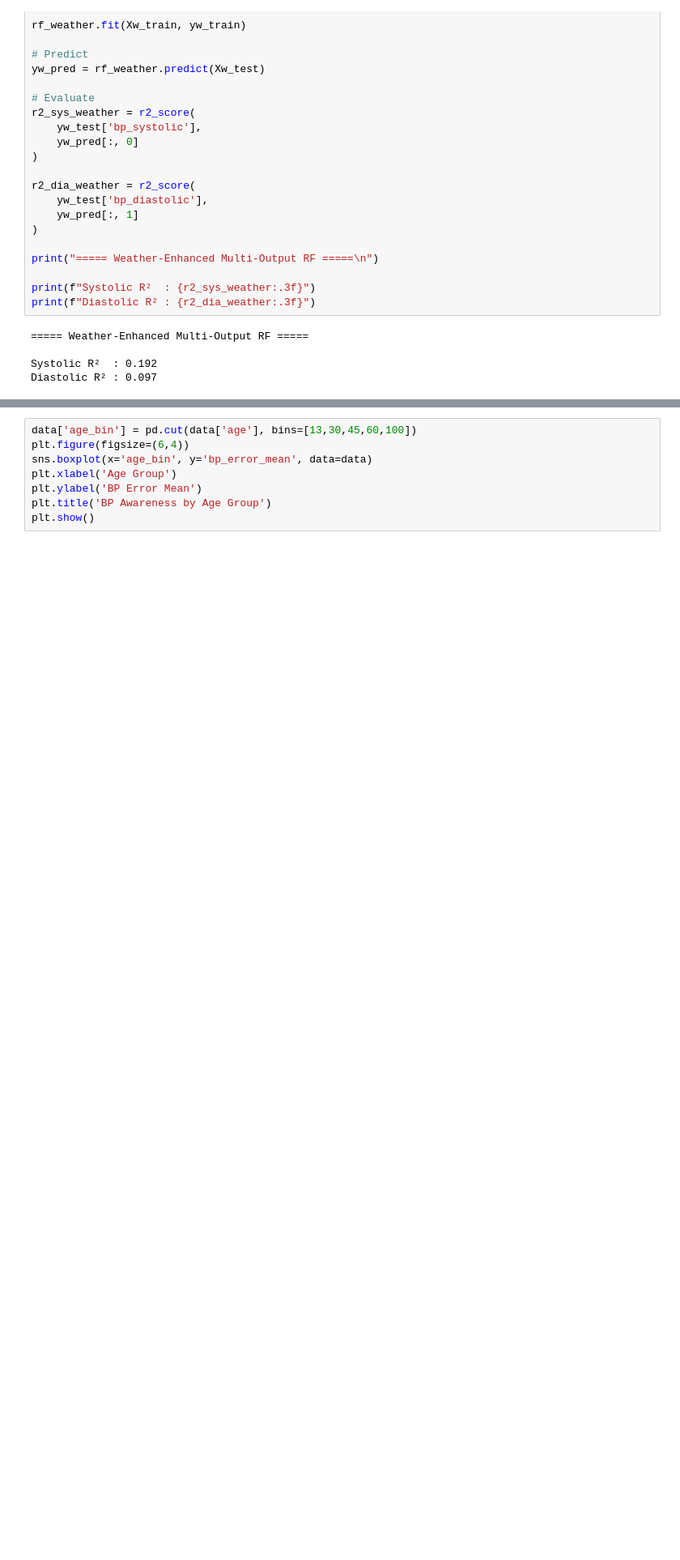
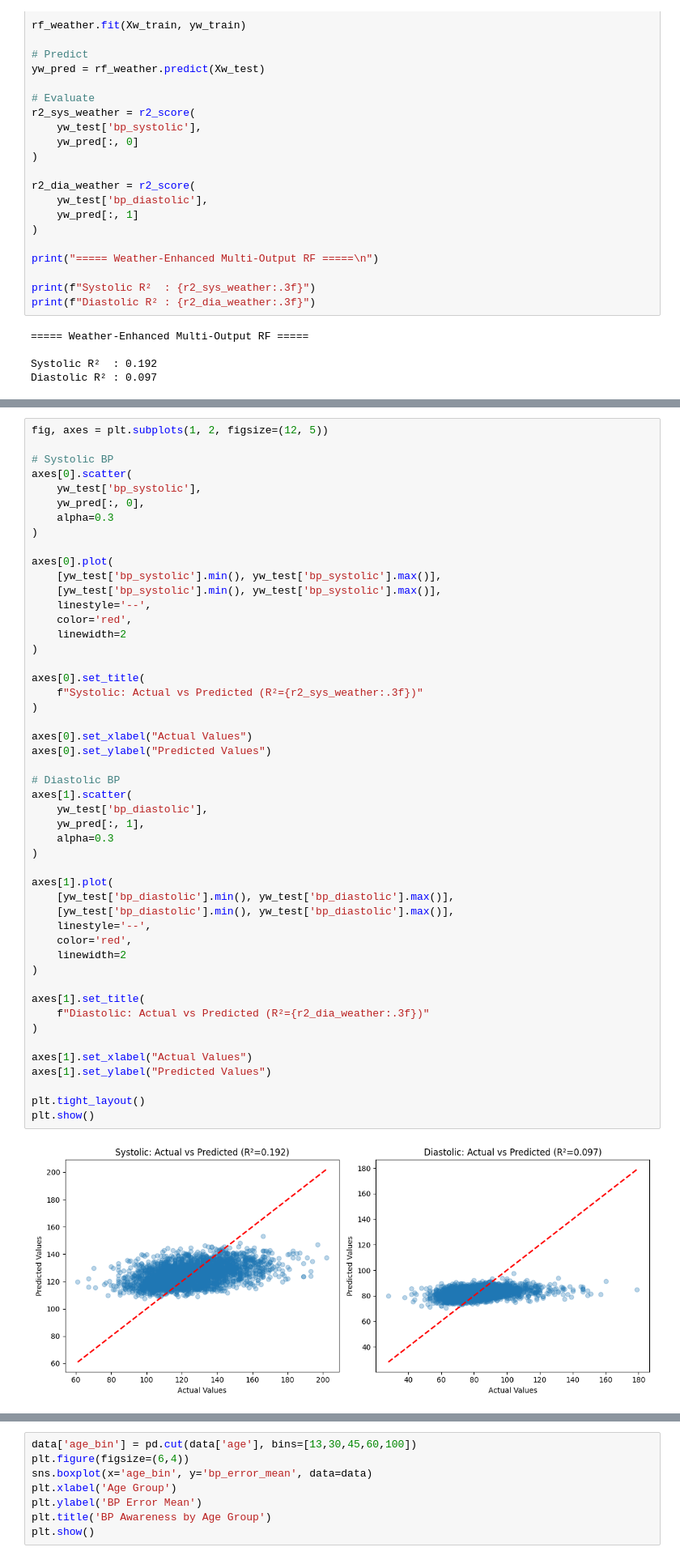
Before and after one commit to bcrohit/case-study, a Jupyter notebook: notebooks/modeling.ipynb, the cells around one changed output, grey strips where cells are left out. Shown at 81% size. Cells and saved outputs as stored; diff of their text form; blank space fills up the shorter version.

```diff
--- a/notebooks/modeling.ipynb
+++ b/notebooks/modeling.ipynb
@@ -1085,0 +1150,51 @@ Diastolic R² : 0.097
+# %%
+fig, axes = plt.subplots(1, 2, figsize=(12, 5))
+
+# Systolic BP
+axes[0].scatter(
+    yw_test['bp_systolic'],
+    yw_pred[:, 0],
+    alpha=0.3
+)
+
+axes[0].plot(
+    [yw_test['bp_systolic'].min(), yw_test['bp_systolic'].max()],
+    [yw_test['bp_systolic'].min(), yw_test['bp_systolic'].max()],
+    linestyle='--',
+    color='red',
+    linewidth=2
+)
+
+axes[0].set_title(
+    f"Systolic: Actual vs Predicted (R²={r2_sys_weather:.3f})"
+)
+
+axes[0].set_xlabel("Actual Values")
+axes[0].set_ylabel("Predicted Values")
+
+# Diastolic BP
+axes[1].scatter(
+    yw_test['bp_diastolic'],
+    yw_pred[:, 1],
+    alpha=0.3
+)
+
+axes[1].plot(
+    [yw_test['bp_diastolic'].min(), yw_test['bp_diastolic'].max()],
+    [yw_test['bp_diastolic'].min(), yw_test['bp_diastolic'].max()],
+    linestyle='--',
+    color='red',
+    linewidth=2
+)
+
+axes[1].set_title(
+    f"Diastolic: Actual vs Predicted (R²={r2_dia_weather:.3f})"
+)
+
+axes[1].set_xlabel("Actual Values")
+axes[1].set_ylabel("Predicted Values")
+
+plt.tight_layout()
+plt.show()
+# %% [output]
+[figure, added]
```
Also changed, not shown: parts of 19 cells of this notebook.
